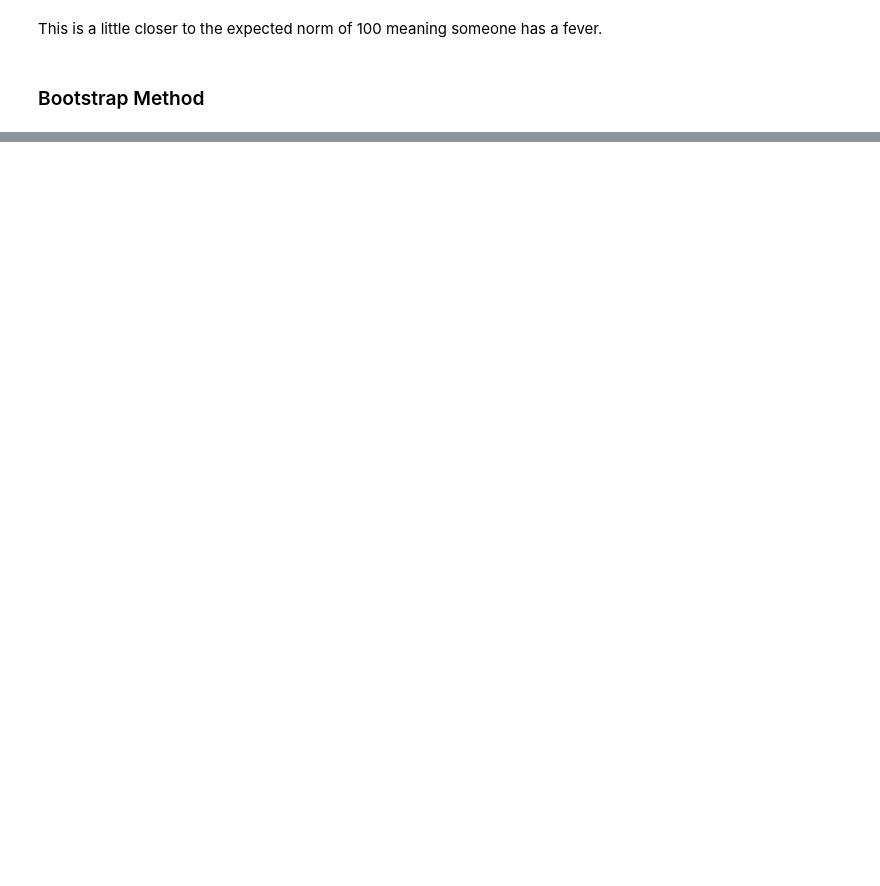
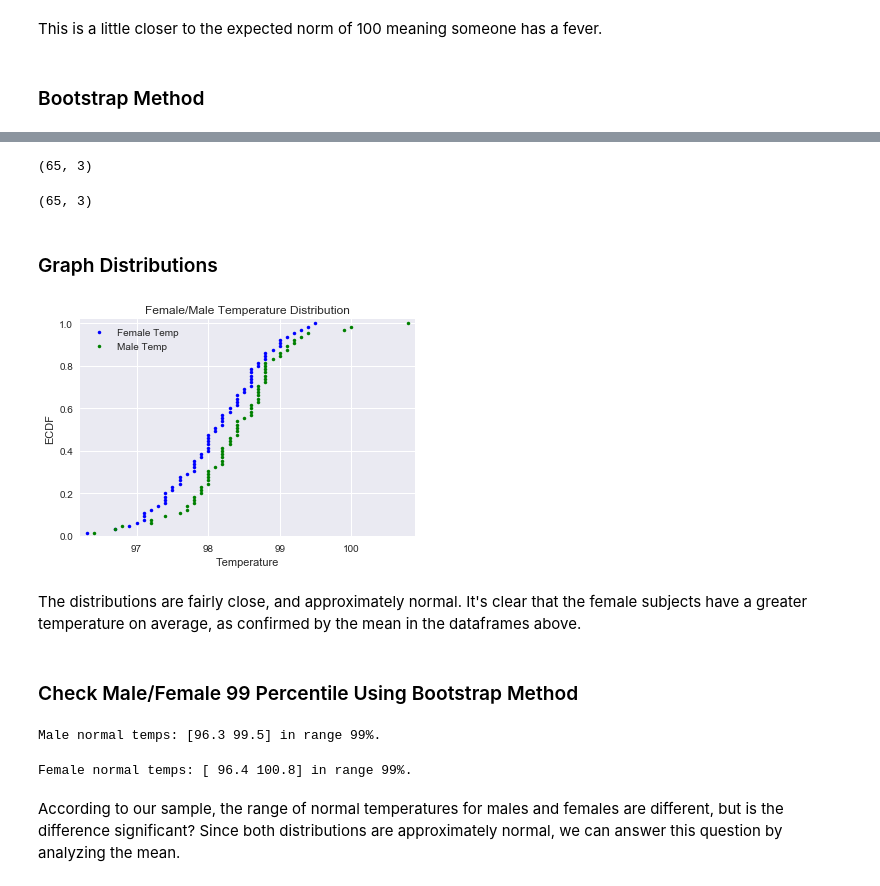
Before and after one commit to coreyjwade/Body_Temperature, a Jupyter notebook: Mean_Body_Temperature.ipynb, the cells around one changed output, grey strips where cells are left out. Drawn from its saved outputs; the diff is of its cells as text; code cells hidden in the pictures; blank space fills up the shorter version.

```diff
--- a/Mean_Body_Temperature.ipynb
+++ b/Mean_Body_Temperature.ipynb
@@ -531,0 +423,4 @@ print(x)
+# %%
+# Create DataFrames
+df_male = df.loc[df.gender == 'M']
+df_female = df.loc[df.gender == 'F']
@@ -531,0 +451,52 @@ print(x)
+# %%
+df_male.shape
+# %% [output]
+(65, 3)
+# %%
+df_female.shape
+# %% [output]
+(65, 3)
+# %% [markdown]
+### Graph Distributions
+# %%
+# Compute ECDF for versicolor data: x_vers, y_vers
+x_f, y_f = ecdf(df_male.temperature)
+
+# Generate plot
+female_temp, = plt.plot(x_f, y_f, marker='.', linestyle='none', color='b', label='Female Temp')
+
+# Compute ECDF for versicolor data: x_vers, y_vers
+x_m, y_m = ecdf(df_female.temperature)
+
+# Generate plot
+male_temp, = plt.plot(x_m, y_m, marker='.', linestyle='none', color='g', label='Male Temp')
+
+# Make the margins nice
+plt.margins(.02)
+
+# Label the axes
+plt.xlabel('Temperature')
+plt.ylabel('ECDF')
+plt.title('Female/Male Temperature Distribution')
+plt.legend(handles=[female_temp, male_temp])
+plt.show()
+# %% [output]
+[figure, added]
+# %% [markdown]
+The distributions are fairly close, and approximately normal. It's clear that the female subjects have a greater temperature on average, as confirmed by the mean in the dataframes above.
+# %% [markdown]
+### Check Male/Female 99 Percentile Using Bootstrap Method
+# %%
+bootstrap_data_male = np.random.choice(df_male.temperature, size=10000)
+abnormal_temp_bs_male = confidence_Interval(99, bootstrap_data_male)
+print("Male normal temps:", abnormal_temp_bs_male, "in range 99%.")
+# %% [output]
+Male normal temps: [96.3 99.5] in range 99%.
+# %%
+bootstrap_data_female = np.random.choice(df_female.temperature, size=10000)
+abnormal_temp_bs_female = confidence_Interval(99, bootstrap_data_female)
+print("Female normal temps:", abnormal_temp_bs_female, "in range 99%.")
+# %% [output]
+Female normal temps: [ 96.4 100.8] in range 99%.
+# %% [markdown]
+According to our sample, the range of normal temperatures for males and females are different, but is the difference significant? Since both distributions are approximately normal, we can answer this question by analyzing the mean.
```
Also changed, not shown: parts of 49 cells of this notebook.
